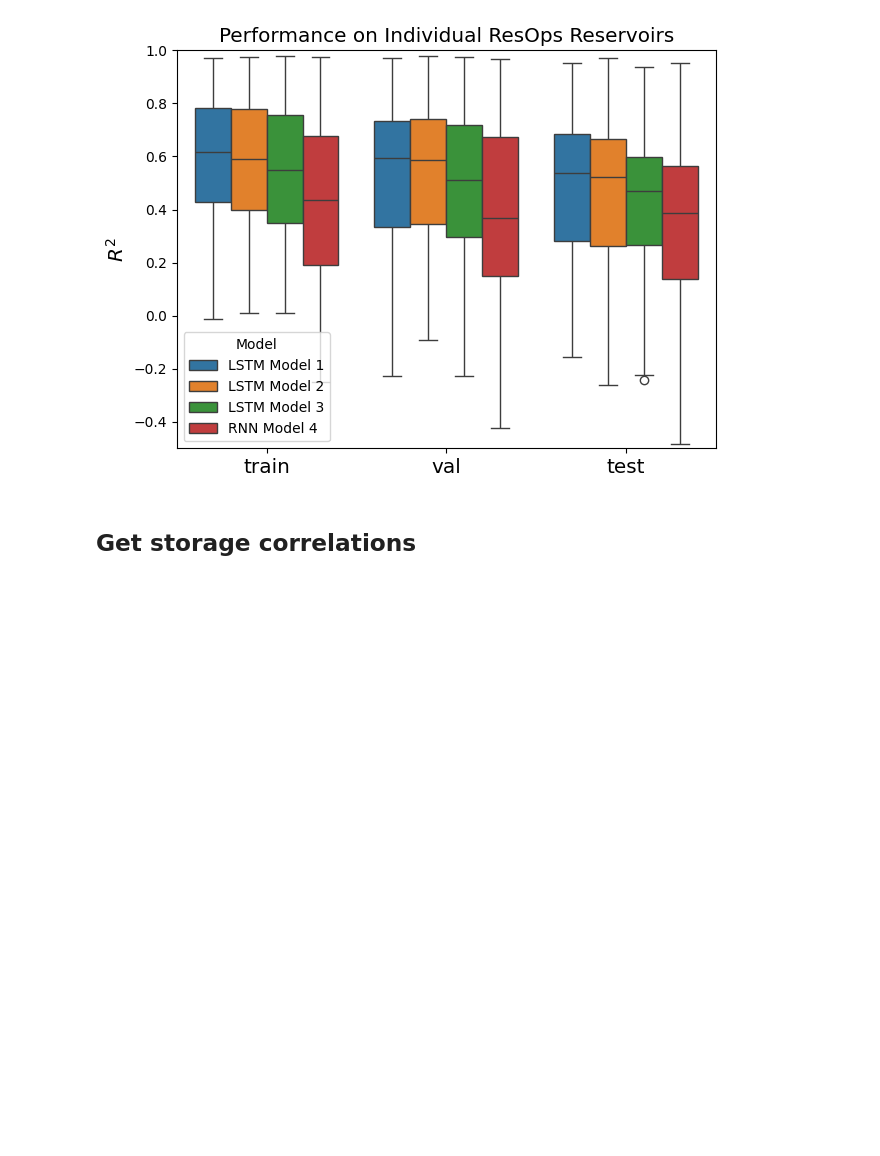
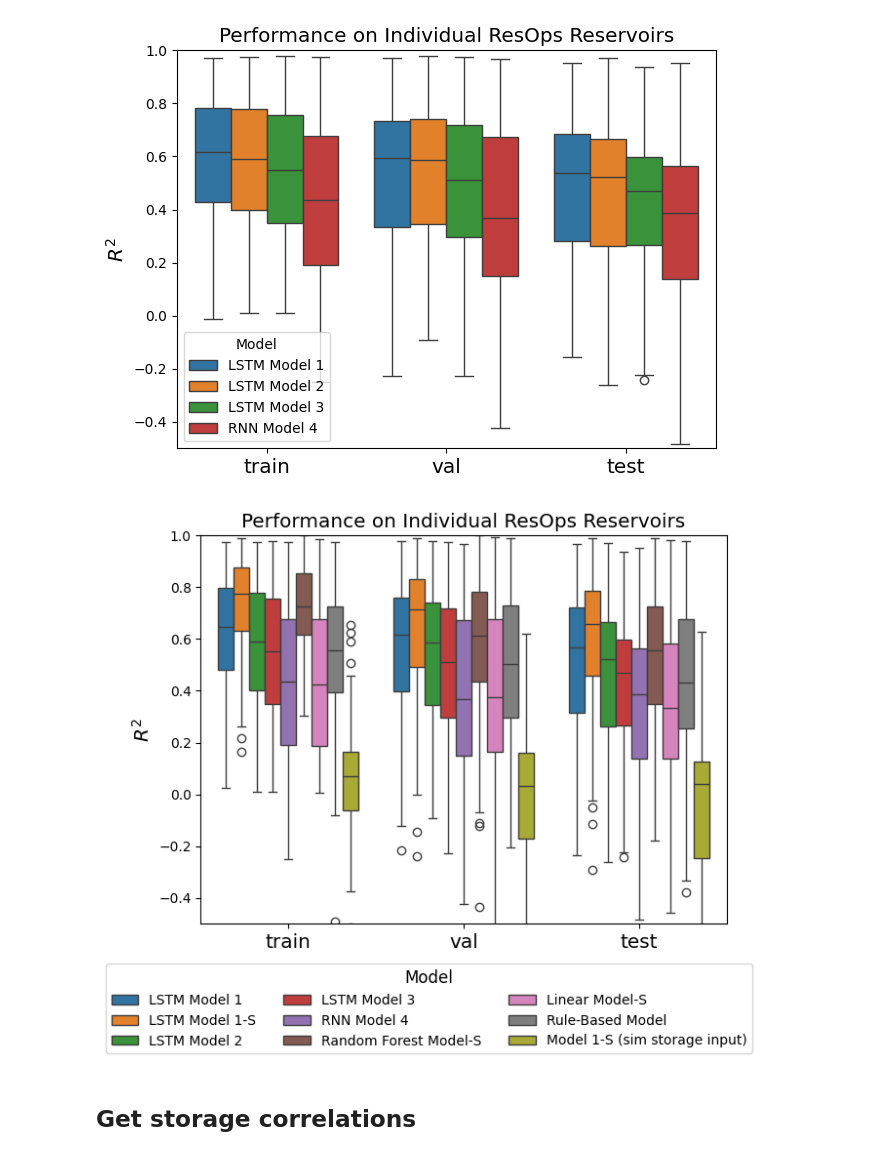
Before and after one commit to Matt2371/DL-reservoir-modeling, a Jupyter notebook: experiments/10g_resops_cell_states.ipynb, the cells around one changed output. Saved outputs shown, nothing was run; the diff lists cells and outputs as text; code cells hidden in the pictures; blank space fills up the shorter version.

```diff
--- a/experiments/10g_resops_cell_states.ipynb
+++ b/experiments/10g_resops_cell_states.ipynb
@@ -68,6 +72,62 @@ plt.savefig('report/drafting/8_15_2025/Figures/individual_lstm_unroll_resops.png
 plt.show()
 # %% [output]
 [figure]
+# %%
+# Compare with benchmark scores
+r2_scores_lstm = pd.read_csv('report/results/resops_training/resops_individual_r2.csv', index_col=0)
+r2_scores_lstm_storage = pd.read_csv('report/results/resops_training/resops_benchmark_lstm_w_storage_r2.csv', index_col=0)
+r2_scores_model2 = pd.read_csv('report/results/resops_training/resops_unroll_models/resops_unroll_model2_r2.csv', index_col=0)
+r2_scores_model3 = pd.read_csv('report/results/resops_training/resops_unroll_models/resops_unroll_model3_r2.csv', index_col=0)
+r2_scores_model4 = pd.read_csv('report/results/resops_training/resops_unroll_models/resops_unroll_model4_r2.csv', index_col=0)
+r2_scores_linear = pd.read_csv('report/results/resops_training/resops_benchmark_linear_r2.csv', index_col=0)
+r2_scores_rf = pd.read_csv('report/results/resops_training/resops_benchmark_rf_r2.csv', index_col=0)
+r2_scores_rule_based = pd.read_csv('report/results/resops_training/resops_benchmark_rule_based_r2.csv', index_col=0)
+r2_scores_1s_sim = pd.read_csv('report/results/resops_training/resops_model1s_sim_storage_r2.csv', index_col=0) # From implied input experiment 12
+
+# Convert to long format
+r2_scores_lstm = r2_scores_lstm.melt(value_vars=['train', 'val', 'test'])
+r2_scores_lstm_storage = r2_scores_lstm_storage.melt(value_vars=['train', 'val', 'test'])
+r2_scores_model2 = r2_scores_model2.melt(value_vars=['train', 'val', 'test'])
+r2_scores_model3 = r2_scores_model3.melt(value_vars=['train', 'val', 'test'])
+r2_scores_model4 = r2_scores_model4.melt(value_vars=['train', 'val', 'test'])
+r2_scores_linear = r2_scores_linear.melt(value_vars=['train', 'val', 'test'])
+r2_scores_rf = r2_scores_rf.melt(value_vars=['train', 'val', 'test'])
+r2_scores_rule_based = r2_scores_rule_based.melt(value_vars=['train', 'val', 'test'])
+r2_scores_1s_sim = r2_scores_1s_sim.melt(value_vars=['train', 'val', 'test'])
+
+
+# Add model type
+r2_scores_lstm['Model'] = 'LSTM Model 1'
+r2_scores_lstm_storage['Model'] = 'LSTM Model 1-S'
+r2_scores_model2['Model'] = 'LSTM Model 2'
+r2_scores_model3['Model'] = 'LSTM Model 3'
+r2_scores_model4['Model'] = 'RNN Model 4'
+r2_scores_linear['Model'] = 'Linear Model-S'
+r2_scores_rf['Model'] = 'Random Forest Model-S'
+r2_scores_rule_based['Model'] = 'Rule-Based Model'
+r2_scores_1s_sim['Model'] = 'Model 1-S (sim storage input)'
+
+
+# Concat
+r2_scores_benchmark = pd.concat([r2_scores_lstm, r2_scores_lstm_storage, r2_scores_model2, r2_scores_model3, r2_scores_model4, r2_scores_rf, r2_scores_linear, r2_scores_rule_based, r2_scores_1s_sim], axis=0)
+
+fig, ax = plt.subplots()
+bp = sns.boxplot(data=r2_scores_benchmark, x='variable', y='value', hue='Model')
+handles, labels = ax.get_legend_handles_labels()
+ax.legend_.remove()
+# fig.legend(handles, labels, loc='center right', bbox_to_anchor=(1.4, 0.5), ncol=1, frameon=True, title='Model', fontsize='medium', title_fontsize='large')
+fig.legend(handles, labels, loc='lower center', bbox_to_anchor=(0.5, -0.2), ncol=3, frameon=True, title='Model', fontsize='medium', title_fontsize='large')
+
+ax.set_title('Performance on Individual ResOps Reservoirs', size='x-large')
+ax.set_ylabel('$R^2$', size='x-large')
+ax.set_xlabel('')
+plt.setp(ax.get_xticklabels(), size='x-large')
+plt.ylim(-0.5, 1)
+plt.tight_layout()
+plt.savefig('report/drafting/8_15_2025/Figures/individual_resops_all_benchmarks.png', dpi=300)
+plt.show()
+# %% [output]
+[figure, added]
 # %% [markdown]
 ## Get storage correlations
 # %%
```
Also changed, not shown: parts of 32 cells of this notebook, 10 other files.
